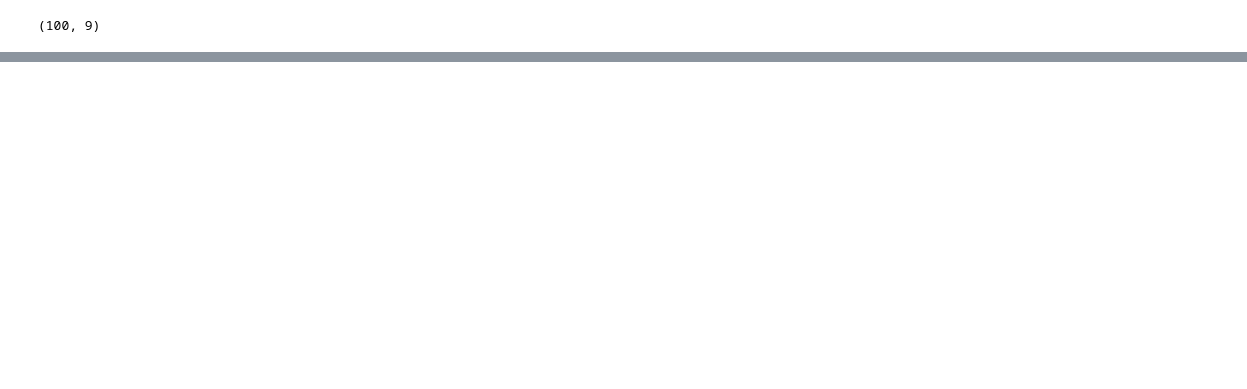
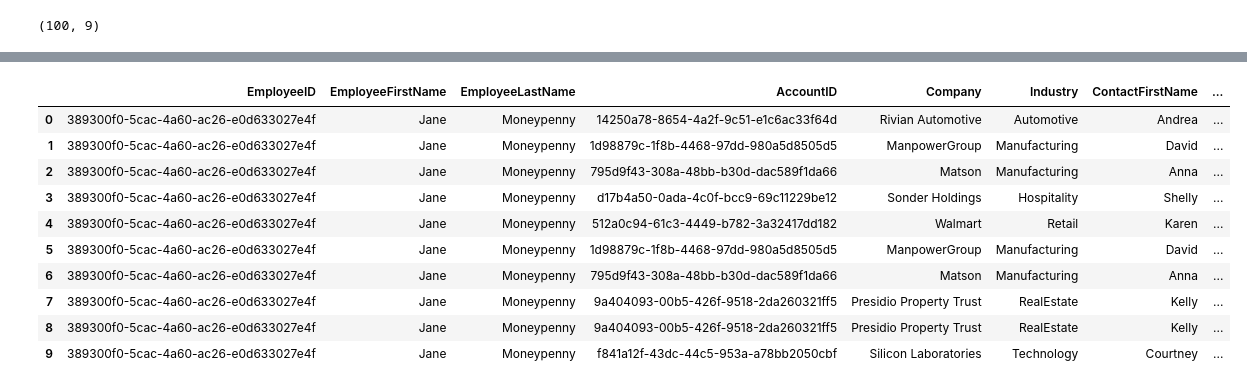
Before and after one commit to ConvoAI-Capstone-SpSu2025/currensee, a Jupyter notebook: notebooks/data_loading/load_crm_to_cloud.ipynb, the cells around one changed output, grey strips where cells are left out. Drawn from its saved outputs; the diff is of its cells as text; code cells hidden in the pictures; blank space fills up the shorter version.

```diff
--- a/notebooks/data_loading/load_crm_to_cloud.ipynb
+++ b/notebooks/data_loading/load_crm_to_cloud.ipynb
@@ -465,3 +490,17 @@ LINE 1: SELECT * from Employees
+# %%
+pd.read_sql("SELECT * FROM client_alignment limit 10", con=engine)
+# %% [output]
+|  | EmployeeID | EmployeeFirstName | EmployeeLastName | AccountID | Company | Industry | ContactFirstName | ... |
+| 0 | 389300f0-5cac-4a60-ac26-e0d633027e4f | Jane | Moneypenny | 14250a78-8654-4a2f-9c51-e1c6ac33f64d | Rivian Automotive | Automotive | Andrea | ... |
+| 1 | 389300f0-5cac-4a60-ac26-e0d633027e4f | Jane | Moneypenny | 1d98879c-1f8b-4468-97dd-980a5d8505d5 | ManpowerGroup | Manufacturing | David | ... |
+| 2 | 389300f0-5cac-4a60-ac26-e0d633027e4f | Jane | Moneypenny | 795d9f43-308a-48bb-b30d-dac589f1da66 | Matson | Manufacturing | Anna | ... |
+| 3 | 389300f0-5cac-4a60-ac26-e0d633027e4f | Jane | Moneypenny | d17b4a50-0ada-4c0f-bcc9-69c11229be12 | Sonder Holdings | Hospitality | Shelly | ... |
+| 4 | 389300f0-5cac-4a60-ac26-e0d633027e4f | Jane | Moneypenny | 512a0c94-61c3-4449-b782-3a32417dd182 | Walmart | Retail | Karen | ... |
+| 5 | 389300f0-5cac-4a60-ac26-e0d633027e4f | Jane | Moneypenny | 1d98879c-1f8b-4468-97dd-980a5d8505d5 | ManpowerGroup | Manufacturing | David | ... |
+| 6 | 389300f0-5cac-4a60-ac26-e0d633027e4f | Jane | Moneypenny | 795d9f43-308a-48bb-b30d-dac589f1da66 | Matson | Manufacturing | Anna | ... |
+| 7 | 389300f0-5cac-4a60-ac26-e0d633027e4f | Jane | Moneypenny | 9a404093-00b5-426f-9518-2da260321ff5 | Presidio Property Trust | RealEstate | Kelly | ... |
+| 8 | 389300f0-5cac-4a60-ac26-e0d633027e4f | Jane | Moneypenny | 9a404093-00b5-426f-9518-2da260321ff5 | Presidio Property Trust | RealEstate | Kelly | ... |
+| 9 | 389300f0-5cac-4a60-ac26-e0d633027e4f | Jane | Moneypenny | f841a12f-43dc-44c5-953a-a78bb2050cbf | Silicon Laboratories | Technology | Courtney | ... |
 # %%
 import datetime
 import pytz
```
Also changed, not shown: parts of 22 cells of this notebook.
